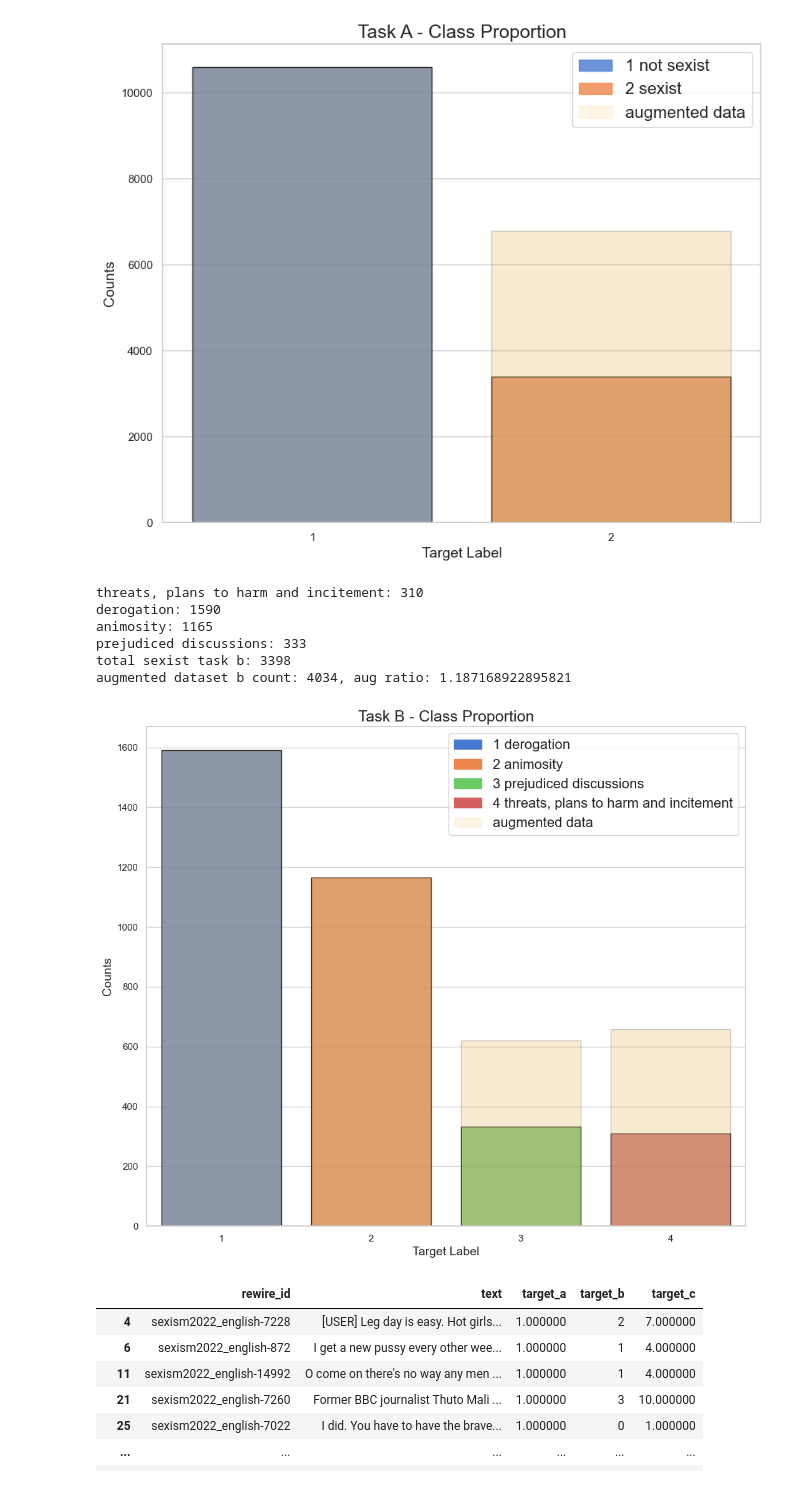
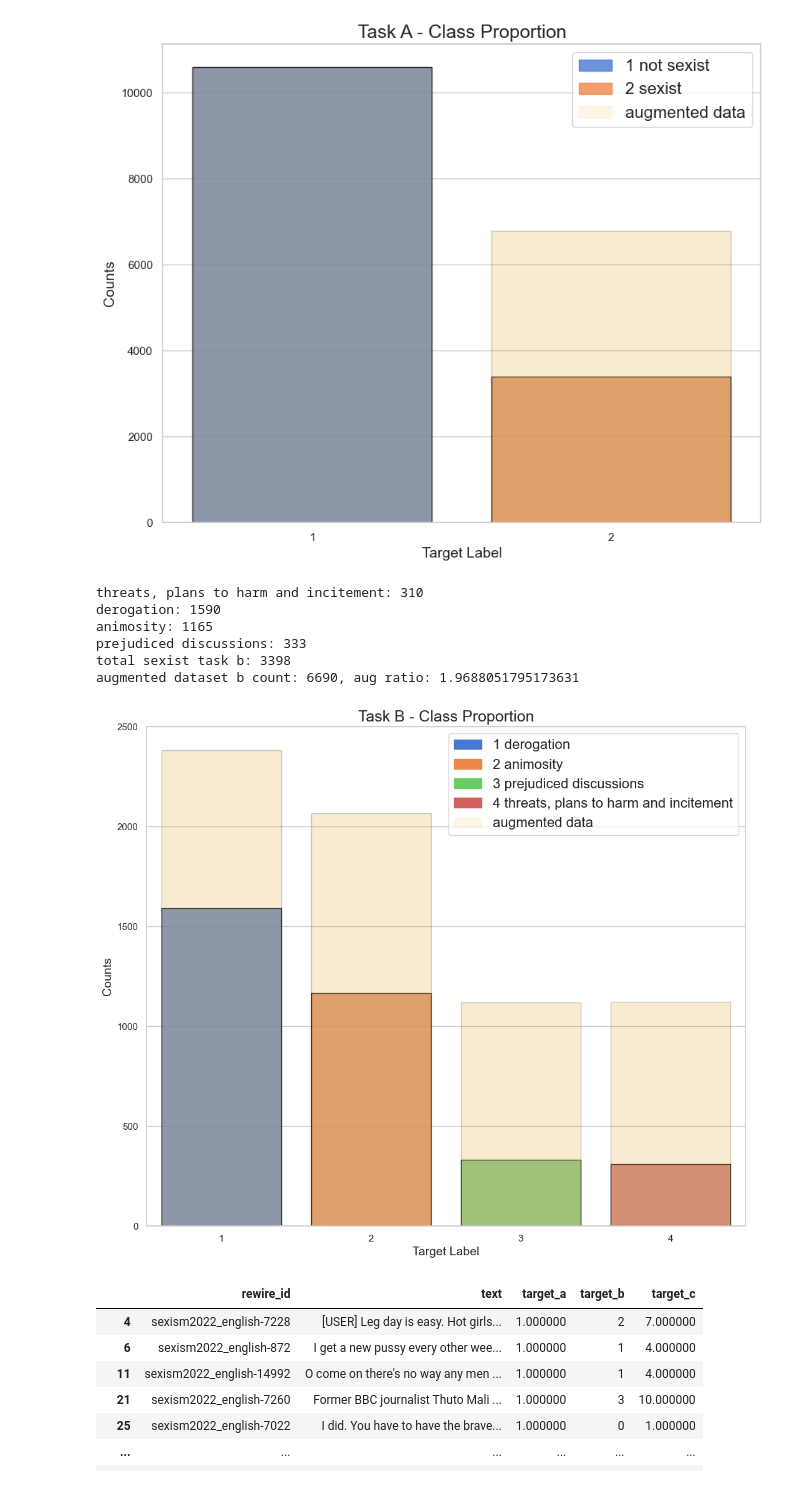
Before and after one commit to AxelBogos/SemEval-Edos, a Jupyter notebook: notebooks/5_ab_final-report-plots-data-aug.ipynb, the cells around one changed output. Cells and saved outputs as stored; diff of their text form; code cells hidden in the pictures.

```diff
--- a/notebooks/5_ab_final-report-plots-data-aug.ipynb
+++ b/notebooks/5_ab_final-report-plots-data-aug.ipynb
@@ -109,8 +109,8 @@ print(f"prejudiced discussions: {len(b4)}")
 print(f"total sexist task b: {len(pd.concat([b1, b2, b3, b4]))}")
 
 aug_task_b = pd.concat([train_task_b,
-                        b1_aug_insertion.sample(int(len(b1) * 0)),
-                        b1_aug_syn.sample(int(len(b1) * 0)),
+                        b1_aug_insertion.sample(int(len(b1) * 1)),
+                        b1_aug_syn.sample(int(len(b1) * 0.5)),
                         b1_aug_swap.sample(int(len(b1) * 0)),
 
                         b2_aug_insertion.sample(int(len(b2) * 0)),
@@ -119,13 +119,13 @@ aug_task_b = pd.concat([train_task_b,
                         b3_aug_insertion.sample(int(len(b3) * 0)),
                         b3_aug_syn.sample(int(len(b3) * 0)),
 
-                        b4_aug_syn.sample(int(len(b4) * 0)),
-                        b4_aug_insertion.sample(int(len(b4) * 0)),
+                        b4_aug_syn.sample(int(len(b4) * 0.5)),
+                        b4_aug_insertion.sample(int(len(b4) * 1)),
                         b4_aug_swap.sample(int(len(b4) * 0)),
 
                         b1_sf.sample(int(len(b1_sf) * 1)),
-                        b2_sf.sample(int(len(b2_sf) * 0)),
-                        b3_sf.sample(int(len(b3_sf) * 0)),
+                        b2_sf.sample(int(len(b2_sf) * 1)),
+                        b3_sf.sample(int(len(b3_sf) * 0.5)),
                         b4_sf.sample(int(len(b4_sf) * 1))])
 
 print(f"augmented dataset b count: {len(aug_task_b)}, aug ratio: {len(aug_task_b)/len(train_task_b)}")
@@ -152,35 +152,35 @@ counts1 = counts1.reindex([1,2,3,0])
 # Create a bar plot using Seaborn
 palette = sns.color_palette("muted")
 sns.barplot(x=counts.index, y=counts.values, order=counts.index, palette=palette,
             edgecolor="black", alpha=0.8)
 
 sns.barplot(x=counts1.index, y=counts1.values, order=counts1.index, color='orange',
             edgecolor="black", alpha=0.2)
 
 labels = ['1 derogation', '2 animosity', '3 prejudiced discussions', '4 threats, plans to harm and incitement']
 labels_axis = ['1', '2', '3', '4']
 plt.xticks([0, 1, 2, 3], labels_axis)
 
 # Create proxy artists for the legend
 proxy_artists = []
 for i, (label, color) in enumerate(zip(labels, palette)):
     proxy_artists.append(mpatches.Patch(color=color, label=label, edgecolor='black', alpha=1))
     if i == 3:
         # Add a separate bar for augmented data
         proxy_artists.append(mpatches.Patch(color='orange', label="augmented data", edgecolor='black', alpha=0.1))
 
 # Create the legend
 plt.legend(handles=proxy_artists, loc='upper right', fontsize=16, bbox_to_anchor=(1.0, 1.0))
 plt.subplots_adjust(left=0.1, right=0.9, bottom=0.1, top=0.9)
 # plt.savefig('TaskB-ClassProportion_aug.png', dpi=500)
 # %% [output]
 threats, plans to harm and incitement: 310
 derogation: 1590
 animosity: 1165
 prejudiced discussions: 333
 total sexist task b: 3398
-augmented dataset b count: 4034, aug ratio: 1.187168922895821
+augmented dataset b count: 6690, aug ratio: 1.9688051795173631
-[figure, old version]
+[figure, new version]
 # %%
 aug_task_b
 # %% [output]
```
Also changed, not shown: 1 other file.
